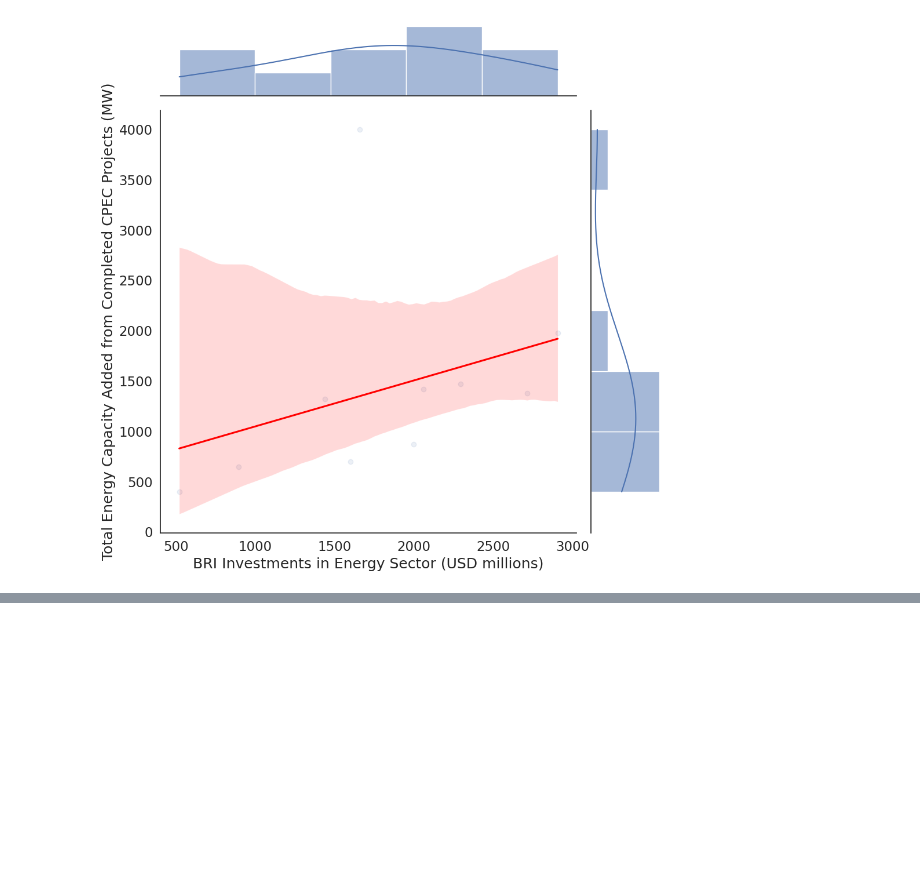
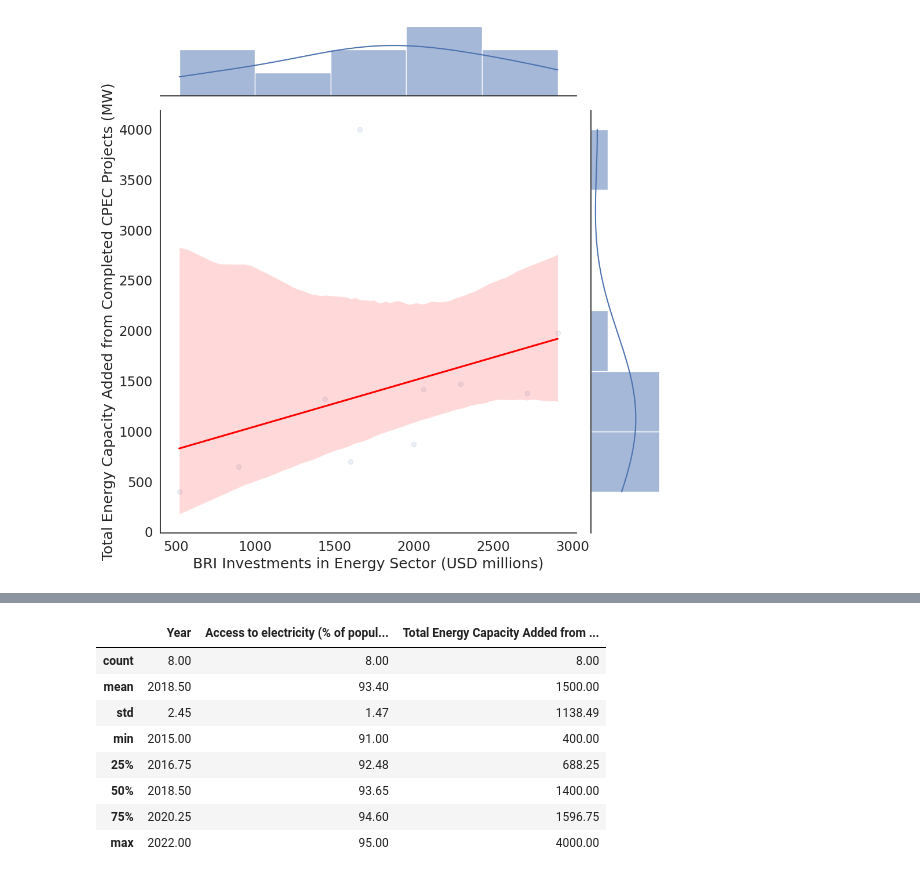
Before and after one commit to ilinashah177/Coursework-Website, a Jupyter notebook: Regression_Investments_and_Energy_Capacity.ipynb, the cells around one changed output, grey strips where cells are left out. Cells and saved outputs as stored; diff of their text form; code cells hidden in the pictures; blank space fills up the shorter version.

```diff
--- a/Regression_Investments_and_Energy_Capacity.ipynb
+++ b/Regression_Investments_and_Energy_Capacity.ipynb
@@ -133,0 +193,13 @@ Text(69.75, 0.5, 'Total Energy Capacity Added from Completed CPEC Projects (MW)'
+# %%
+summary2=data2.describe().round(2)  # generate summary statistics, and round everything to 2 decimal degrees
+summary2
+# %% [output]
+|  | Year | Access to electricity (% of popul... | Total Energy Capacity Added from ... |
+| count | 8.00 | 8.00 | 8.00 |
+| mean | 2018.50 | 93.40 | 1500.00 |
+| std | 2.45 | 1.47 | 1138.49 |
+| min | 2015.00 | 91.00 | 400.00 |
+| 25% | 2016.75 | 92.48 | 688.25 |
+| 50% | 2018.50 | 93.65 | 1400.00 |
+| 75% | 2020.25 | 94.60 | 1596.75 |
+| max | 2022.00 | 95.00 | 4000.00 |
```
Also changed, not shown: parts of 9 cells of this notebook.
